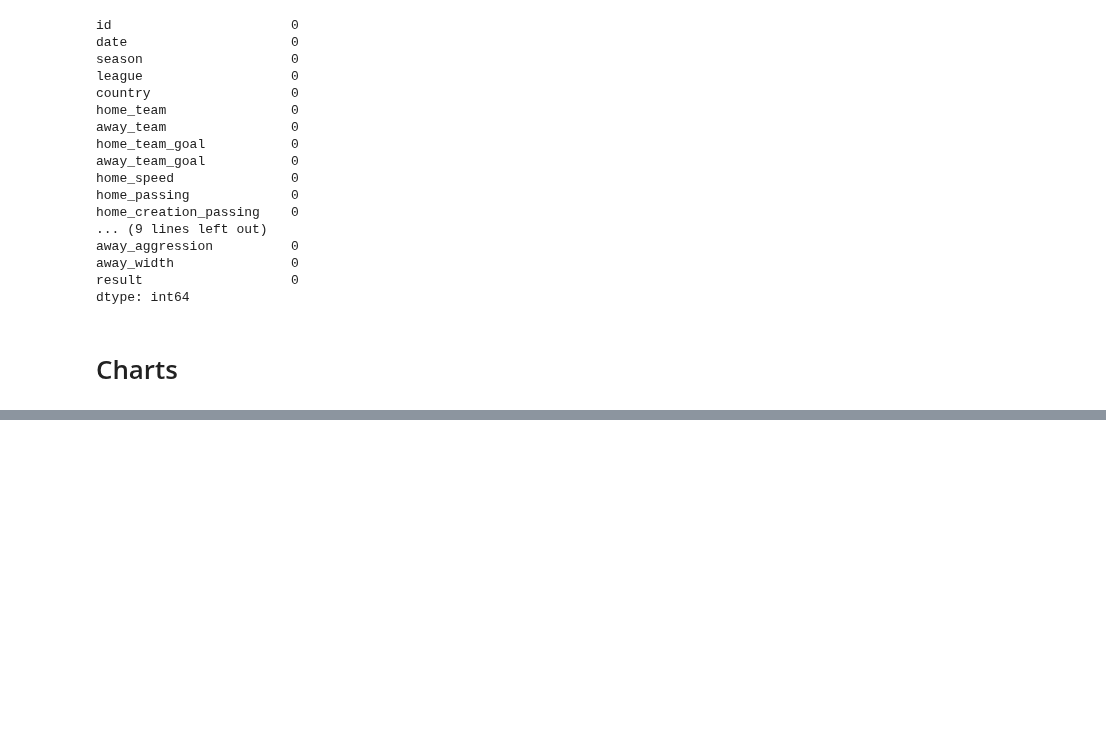
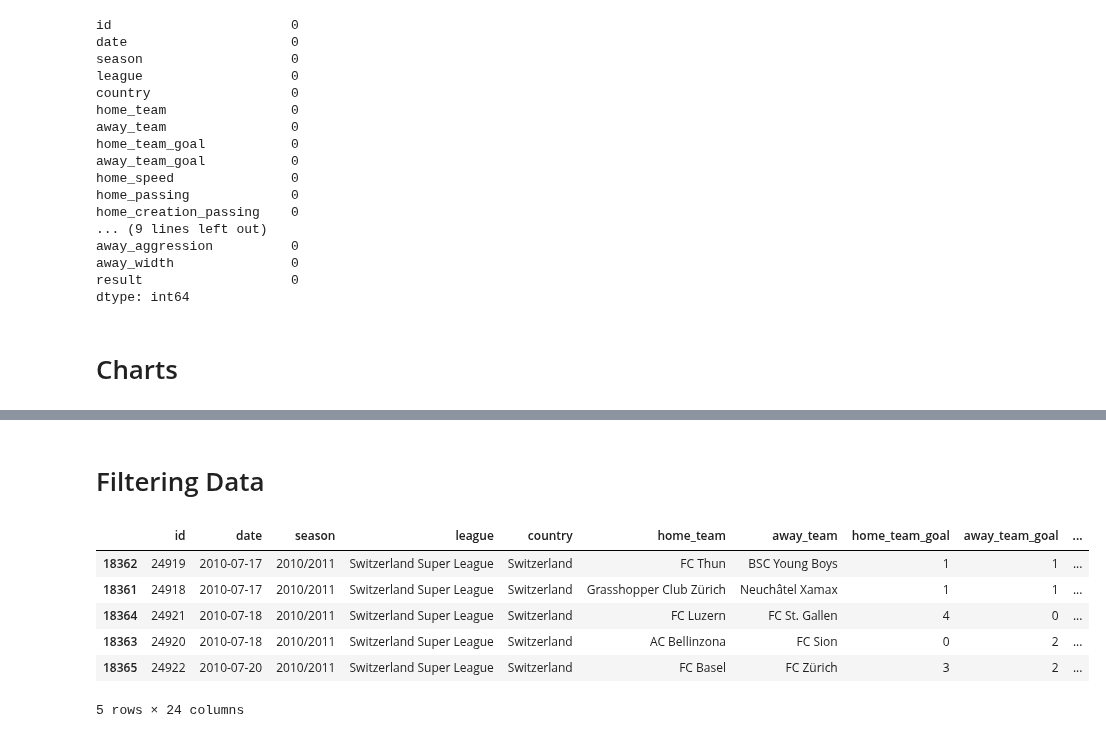
Before and after one commit to himynameisartem/Match_Outcome_ML, a Jupyter notebook: Match_Outcome.ipynb, the cells around one changed output, grey strips where cells are left out. Saved outputs shown, nothing was run; the diff lists cells and outputs as text; code cells hidden in the pictures; blank space fills up the shorter version.

```diff
--- a/Match_Outcome.ipynb
+++ b/Match_Outcome.ipynb
@@ -183,0 +193,14 @@ plt.show()
+# %% [markdown]
+# Filtering Data
+# %%
+df['date'] = pd.to_datetime(df['date'])
+df = df.sort_values('date')
+df.head()
+# %% [output]
+|  | id | date | season | league | country | home_team | away_team | home_team_goal | away_team_goal | ... |
+| 18362 | 24919 | 2010-07-17 | 2010/2011 | Switzerland Super League | Switzerland | FC Thun | BSC Young Boys | 1 | 1 | ... |
+| 18361 | 24918 | 2010-07-17 | 2010/2011 | Switzerland Super League | Switzerland | Grasshopper Club Zürich | Neuchâtel Xamax | 1 | 1 | ... |
+| 18364 | 24921 | 2010-07-18 | 2010/2011 | Switzerland Super League | Switzerland | FC Luzern | FC St. Gallen | 4 | 0 | ... |
+| 18363 | 24920 | 2010-07-18 | 2010/2011 | Switzerland Super League | Switzerland | AC Bellinzona | FC Sion | 0 | 2 | ... |
+| 18365 | 24922 | 2010-07-20 | 2010/2011 | Switzerland Super League | Switzerland | FC Basel | FC Zürich | 3 | 2 | ... |
+5 rows × 24 columns
```
Also changed, not shown: parts of 5 cells of this notebook, 7 other files.
